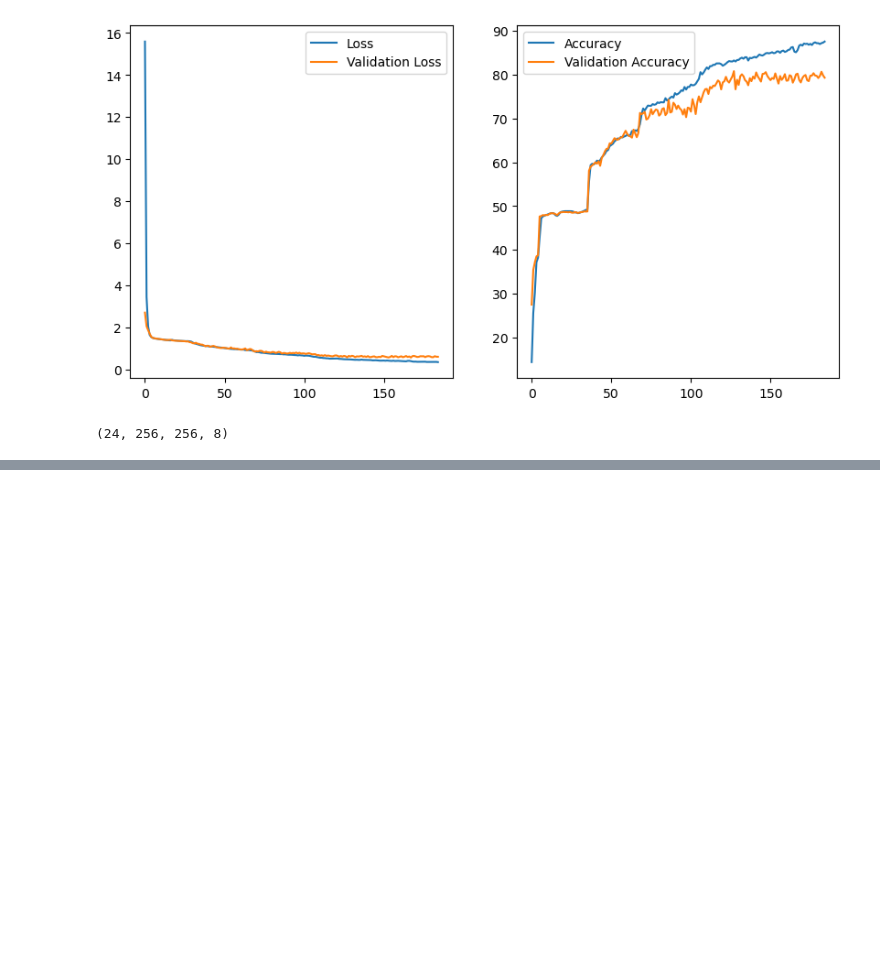
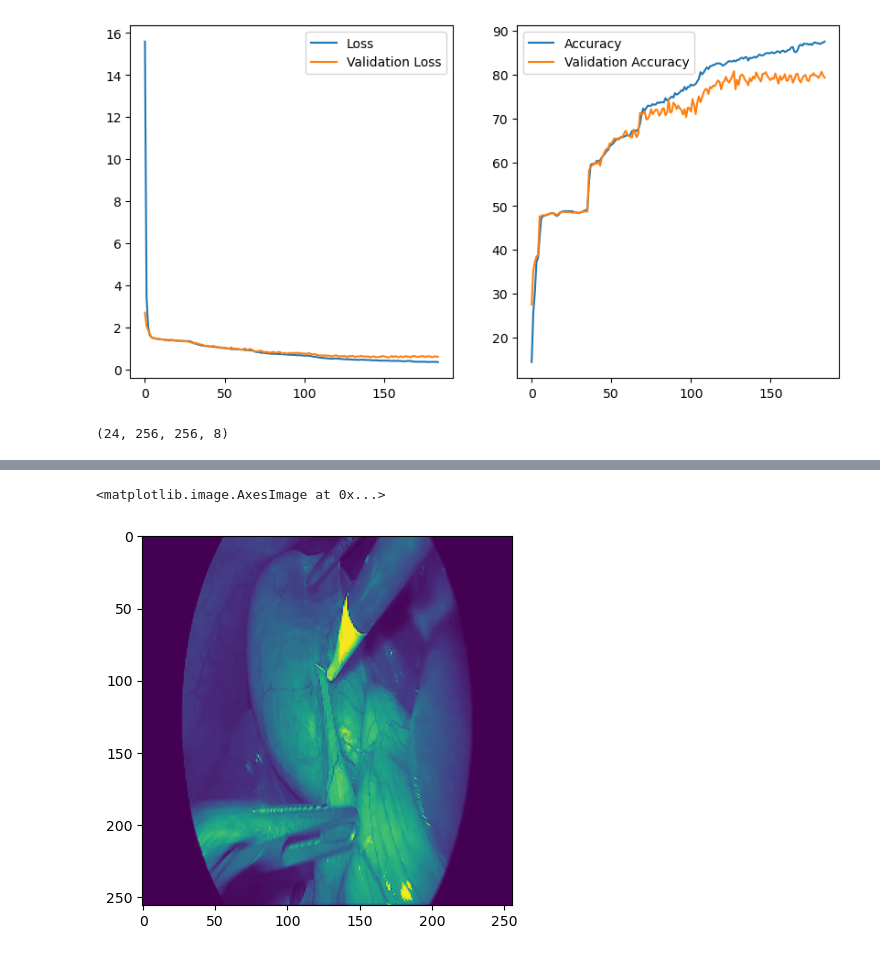
Before and after one commit to SahilApte/unet, a Jupyter notebook: v55_185_e.ipynb, the cells around one changed output, grey strips where cells are left out. Drawn from its saved outputs; the diff is of its cells as text; code cells hidden in the pictures; blank space fills up the shorter version.

```diff
--- a/v55_185_e.ipynb
+++ b/v55_185_e.ipynb
@@ -272,0 +293,3 @@ y_test_cat.shape
+# %%
+test_img=X_test[0]
+test_img
@@ -272,0 +304,5 @@ y_test_cat.shape
+# %%
+plt.imshow(test_img)
+# %% [output]
+<matplotlib.image.AxesImage at 0x...>
+[figure, added]
```
Also changed, not shown: parts of 8 cells of this notebook.
